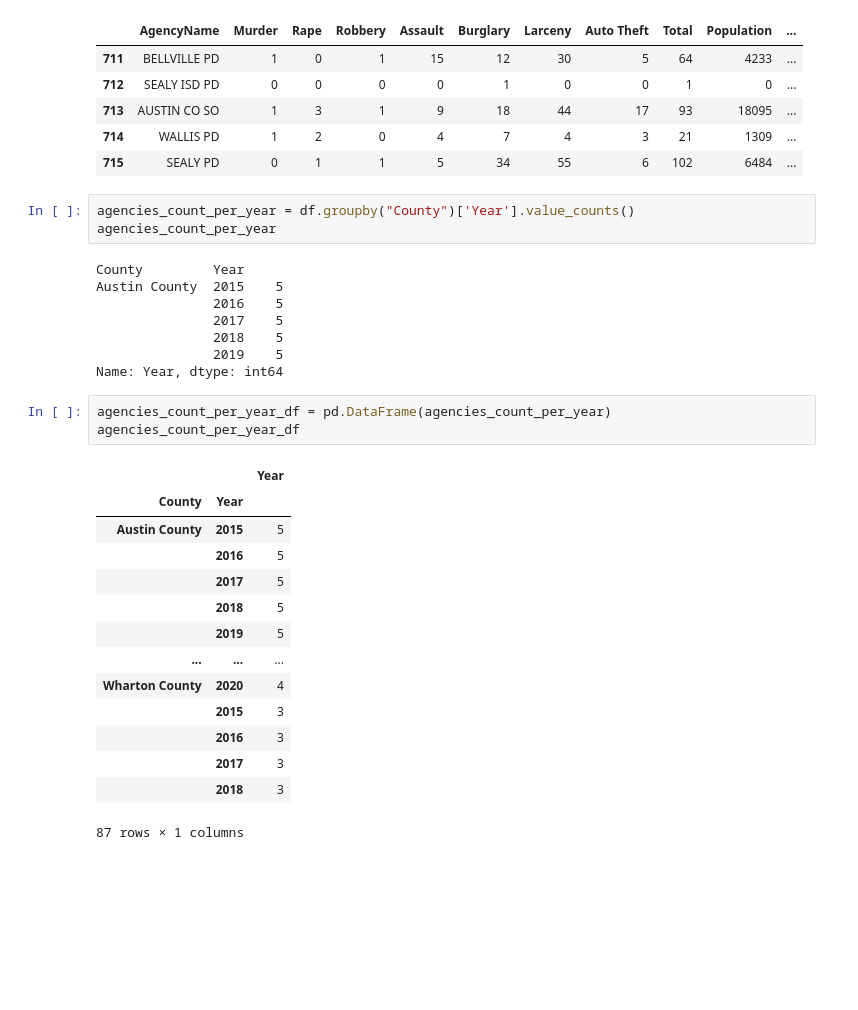
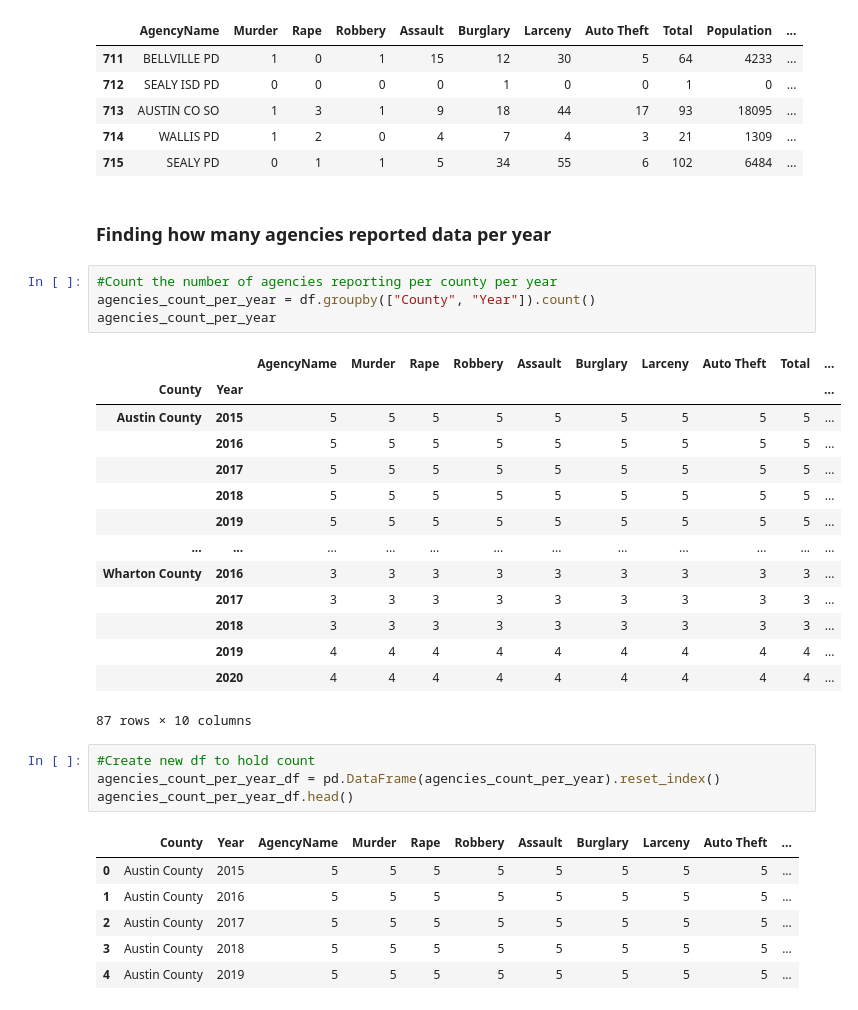
Before and after one commit to MiguelB512/Harris_Crime_Trends, a Jupyter notebook: Crime_Data_Exploration.ipynb, the cells around one changed output. Saved outputs shown, nothing was run; the diff lists cells and outputs as text; blank space fills up the shorter version.

```diff
--- a/Crime_Data_Exploration.ipynb
+++ b/Crime_Data_Exploration.ipynb
@@ -144,32 +132,35 @@ df_2020.head()
 | 713 | AUSTIN CO SO | 1 | 3 | 1 | 9 | 18 | 44 | 17 | 93 | 18095 | ... |
 | 714 | WALLIS PD | 1 | 2 | 0 | 4 | 7 | 4 | 3 | 21 | 1309 | ... |
 | 715 | SEALY PD | 0 | 1 | 1 | 5 | 34 | 55 | 6 | 102 | 6484 | ... |
-# %%
-agencies_count_per_year = df.groupby("County")['Year'].value_counts()
-agencies_count_per_year
-# %% [output]
-County         Year
-Austin County  2015    5
-               2016    5
-               2017    5
-               2018    5
-               2019    5
-Name: Year, dtype: int64
-# %%
-agencies_count_per_year_df = pd.DataFrame(agencies_count_per_year)
-agencies_count_per_year_df
-# %% [output]
-|  |  | Year |
-| County | Year |  |
-| Austin County | 2015 | 5 |
-|  | 2016 | 5 |
-|  | 2017 | 5 |
-|  | 2018 | 5 |
-|  | 2019 | 5 |
-| ... | ... | ... |
-| Wharton County | 2020 | 4 |
-|  | 2015 | 3 |
-|  | 2016 | 3 |
-|  | 2017 | 3 |
-|  | 2018 | 3 |
-87 rows × 1 columns
+# %% [markdown]
+### Finding how many agencies reported data per year
+# %%
+#Count the number of agencies reporting per county per year
+agencies_count_per_year = df.groupby(["County", "Year"]).count()
+agencies_count_per_year
+# %% [output]
+|  |  | AgencyName | Murder | Rape | Robbery | Assault | Burglary | Larceny | Auto Theft | Total | ... |
+| County | Year |  |  |  |  |  |  |  |  |  | ... |
+| Austin County | 2015 | 5 | 5 | 5 | 5 | 5 | 5 | 5 | 5 | 5 | ... |
+|  | 2016 | 5 | 5 | 5 | 5 | 5 | 5 | 5 | 5 | 5 | ... |
+|  | 2017 | 5 | 5 | 5 | 5 | 5 | 5 | 5 | 5 | 5 | ... |
+|  | 2018 | 5 | 5 | 5 | 5 | 5 | 5 | 5 | 5 | 5 | ... |
+|  | 2019 | 5 | 5 | 5 | 5 | 5 | 5 | 5 | 5 | 5 | ... |
+| ... | ... | ... | ... | ... | ... | ... | ... | ... | ... | ... | ... |
+| Wharton County | 2016 | 3 | 3 | 3 | 3 | 3 | 3 | 3 | 3 | 3 | ... |
+|  | 2017 | 3 | 3 | 3 | 3 | 3 | 3 | 3 | 3 | 3 | ... |
+|  | 2018 | 3 | 3 | 3 | 3 | 3 | 3 | 3 | 3 | 3 | ... |
+|  | 2019 | 4 | 4 | 4 | 4 | 4 | 4 | 4 | 4 | 4 | ... |
+|  | 2020 | 4 | 4 | 4 | 4 | 4 | 4 | 4 | 4 | 4 | ... |
+87 rows × 10 columns
+# %%
+#Create new df to hold count
+agencies_count_per_year_df = pd.DataFrame(agencies_count_per_year).reset_index()
+agencies_count_per_year_df.head()
+# %% [output]
+|  | County | Year | AgencyName | Murder | Rape | Robbery | Assault | Burglary | Larceny | Auto Theft | ... |
+| 0 | Austin County | 2015 | 5 | 5 | 5 | 5 | 5 | 5 | 5 | 5 | ... |
+| 1 | Austin County | 2016 | 5 | 5 | 5 | 5 | 5 | 5 | 5 | 5 | ... |
+| 2 | Austin County | 2017 | 5 | 5 | 5 | 5 | 5 | 5 | 5 | 5 | ... |
+| 3 | Austin County | 2018 | 5 | 5 | 5 | 5 | 5 | 5 | 5 | 5 | ... |
+| 4 | Austin County | 2019 | 5 | 5 | 5 | 5 | 5 | 5 | 5 | 5 | ... |
```
Also changed, not shown: parts of 24 cells of this notebook.
